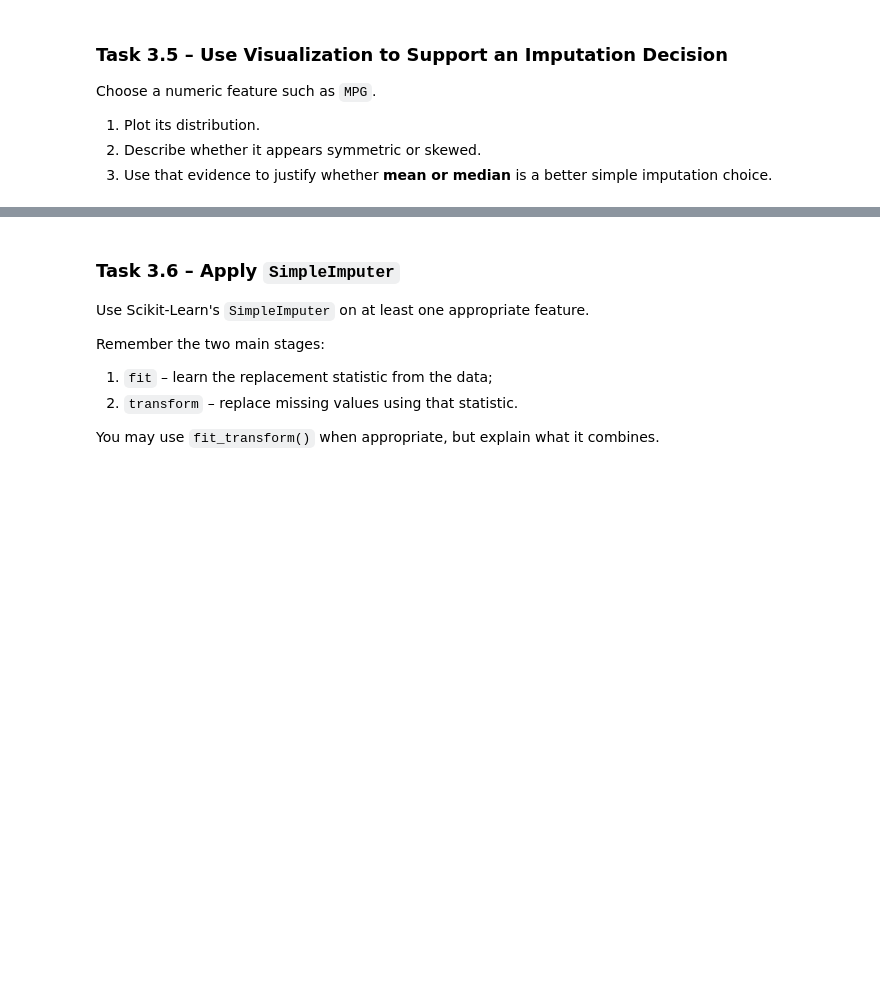
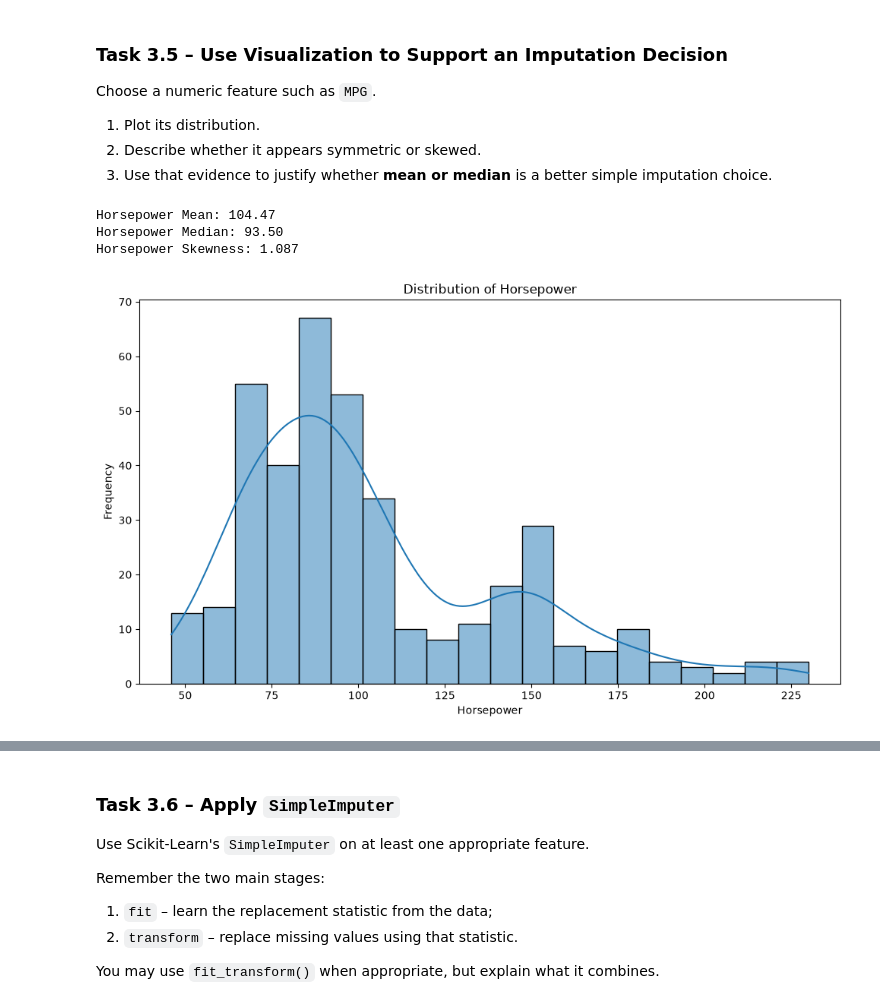
Before and after one commit to UbaidUllah777/Lab-2---Tidying-Cleaning-Imputation-and-Outlier-Detection, a Jupyter notebook: week5Lab.ipynb, the cells around one changed output, grey strips where cells are left out. Cells and saved outputs as stored; diff of their text form; code cells hidden in the pictures; blank space fills up the shorter version.

Commit message:
Compare Cars imputation strategies and apply SimpleImputer

```diff
--- a/week5Lab.ipynb
+++ b/week5Lab.ipynb
@@ -1426,0 +1540,33 @@ Choose a numeric feature such as `MPG`.
+# %%
+# Examine the distribution of Horsepower before imputation
+horsepower_valid = cars["Horsepower"].dropna()
+
+# Calculate summary statistics
+horsepower_mean = horsepower_valid.mean()
+horsepower_median = horsepower_valid.median()
+horsepower_skewness = horsepower_valid.skew()
+
+print(f"Horsepower Mean: {horsepower_mean:.2f}")
+print(f"Horsepower Median: {horsepower_median:.2f}")
+print(f"Horsepower Skewness: {horsepower_skewness:.3f}")
+
+# Plot the distribution
+plt.figure(figsize=(10, 6))
+
+sns.histplot(
+    horsepower_valid,
+    bins=20,
+    kde=True
+)
+
+plt.title("Distribution of Horsepower")
+plt.xlabel("Horsepower")
+plt.ylabel("Frequency")
+
+plt.tight_layout()
+plt.show()
+# %% [output]
+Horsepower Mean: 104.47
+Horsepower Median: 93.50
+Horsepower Skewness: 1.087
+[figure, added]
```
Also changed, not shown: parts of 8 cells of this notebook.
